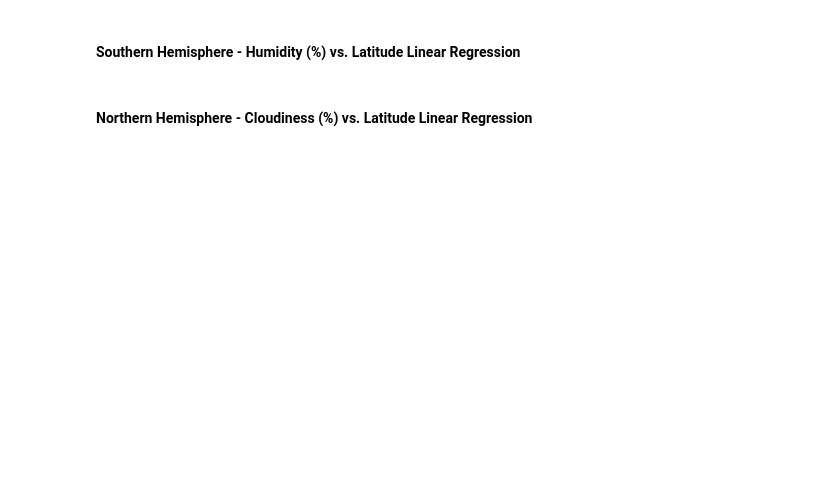
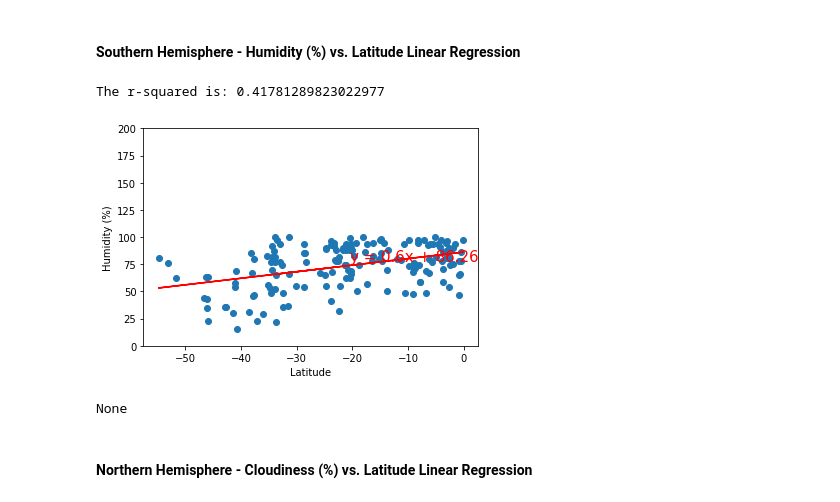
Before and after one commit to Davis1776/2020-01-python-api-challenge, a Jupyter notebook: WeatherPy/WeatherPyMRD.ipynb, the cells around one changed output. Cells and saved outputs as stored; diff of their text form; code cells hidden in the pictures; blank space fills up the shorter version.

```diff
--- a/WeatherPy/WeatherPyMRD.ipynb
+++ b/WeatherPy/WeatherPyMRD.ipynb
@@ -255,4 +313,14 @@ plt.show()
 # %% [markdown]
 ####  Southern Hemisphere - Humidity (%) vs. Latitude Linear Regression
+# %%
+x_values = Southern_hemisphere["Latitude"]
+y_values = Southern_hemisphere["Humidity"]
+plt.ylim(0, y_values.max()+100)
+plt.ylabel("Humidity (%)")
+plt.show(linear_reg_plot(x_values,y_values))
+# %% [output]
+The r-squared is: 0.41781289823022977
+[figure, added]
+None
 # %% [markdown]
 ####  Northern Hemisphere - Cloudiness (%) vs. Latitude Linear Regression
```
Also changed, not shown: parts of 17 cells of this notebook, 5 other files.
